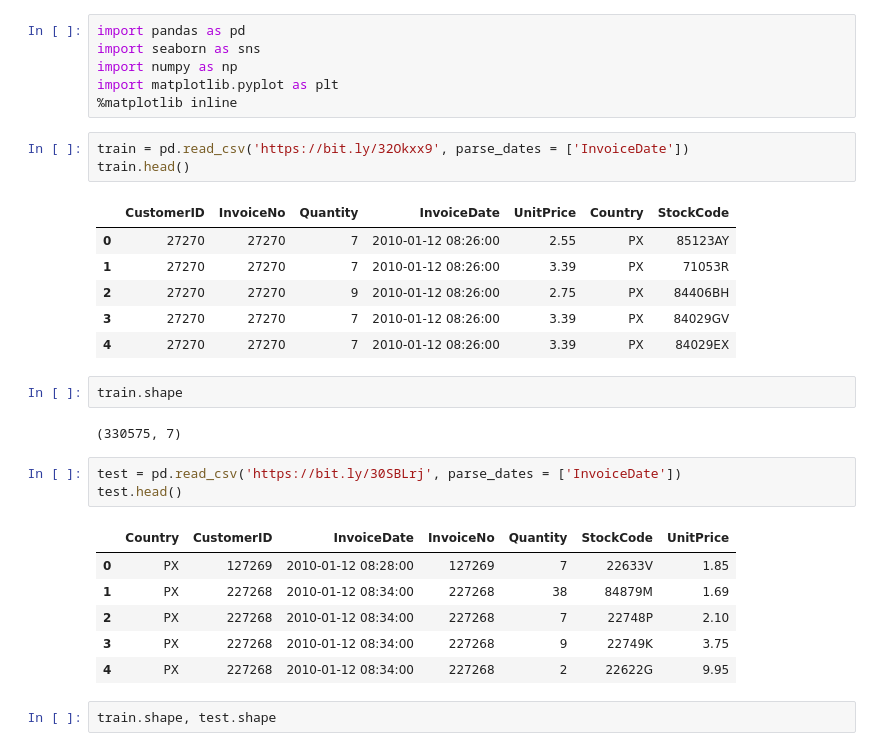
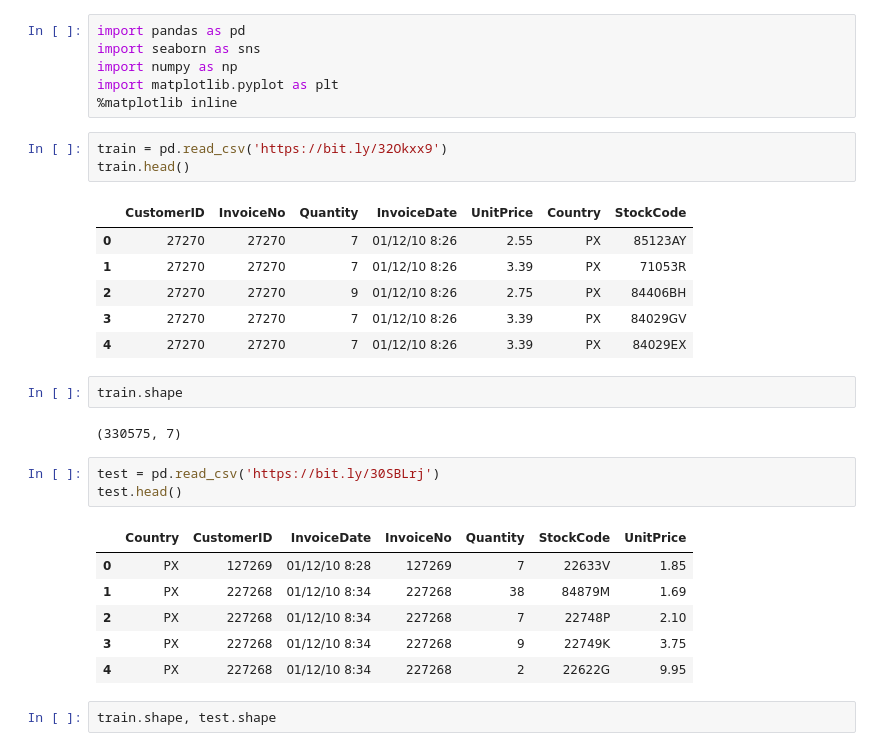
Before and after one commit to noushadkhan01/Projects, a Jupyter notebook: Hackathons/Analytics Vidhya/Build a Recommender Engine Powered by IBM Cloud/Recommender Engine Powered by IBM Cloud.ipynb, the cells around one changed output. Drawn from its saved outputs; the diff is of its cells as text.

```diff
--- a/Hackathons/Analytics Vidhya/Build a Recommender Engine Powered by IBM Cloud/Recommender Engine Powered by IBM Cloud.ipynb
+++ b/Hackathons/Analytics Vidhya/Build a Recommender Engine Powered by IBM Cloud/Recommender Engine Powered by IBM Cloud.ipynb
@@ -7,29 +7,29 @@ import numpy as np
 import matplotlib.pyplot as plt
 %matplotlib inline
 # %%
-train = pd.read_csv('https://bit.ly/32Okxx9', parse_dates = ['InvoiceDate'])
+train = pd.read_csv('https://bit.ly/32Okxx9')
 train.head()
 # %% [output]
 |  | CustomerID | InvoiceNo | Quantity | InvoiceDate | UnitPrice | Country | StockCode |
-| 0 | 27270 | 27270 | 7 | 2010-01-12 08:26:00 | 2.55 | PX | 85123AY |
-| 1 | 27270 | 27270 | 7 | 2010-01-12 08:26:00 | 3.39 | PX | 71053R |
-| 2 | 27270 | 27270 | 9 | 2010-01-12 08:26:00 | 2.75 | PX | 84406BH |
-| 3 | 27270 | 27270 | 7 | 2010-01-12 08:26:00 | 3.39 | PX | 84029GV |
-| 4 | 27270 | 27270 | 7 | 2010-01-12 08:26:00 | 3.39 | PX | 84029EX |
+| 0 | 27270 | 27270 | 7 | 01/12/10 8:26 | 2.55 | PX | 85123AY |
+| 1 | 27270 | 27270 | 7 | 01/12/10 8:26 | 3.39 | PX | 71053R |
+| 2 | 27270 | 27270 | 9 | 01/12/10 8:26 | 2.75 | PX | 84406BH |
+| 3 | 27270 | 27270 | 7 | 01/12/10 8:26 | 3.39 | PX | 84029GV |
+| 4 | 27270 | 27270 | 7 | 01/12/10 8:26 | 3.39 | PX | 84029EX |
 # %%
 train.shape
 # %% [output]
 (330575, 7)
 # %%
-test = pd.read_csv('https://bit.ly/30SBLrj', parse_dates = ['InvoiceDate'])
+test = pd.read_csv('https://bit.ly/30SBLrj')
 test.head()
 # %% [output]
 |  | Country | CustomerID | InvoiceDate | InvoiceNo | Quantity | StockCode | UnitPrice |
-| 0 | PX | 127269 | 2010-01-12 08:28:00 | 127269 | 7 | 22633V | 1.85 |
-| 1 | PX | 227268 | 2010-01-12 08:34:00 | 227268 | 38 | 84879M | 1.69 |
-| 2 | PX | 227268 | 2010-01-12 08:34:00 | 227268 | 7 | 22748P | 2.10 |
-| 3 | PX | 227268 | 2010-01-12 08:34:00 | 227268 | 9 | 22749K | 3.75 |
-| 4 | PX | 227268 | 2010-01-12 08:34:00 | 227268 | 2 | 22622G | 9.95 |
+| 0 | PX | 127269 | 01/12/10 8:28 | 127269 | 7 | 22633V | 1.85 |
+| 1 | PX | 227268 | 01/12/10 8:34 | 227268 | 38 | 84879M | 1.69 |
+| 2 | PX | 227268 | 01/12/10 8:34 | 227268 | 7 | 22748P | 2.10 |
+| 3 | PX | 227268 | 01/12/10 8:34 | 227268 | 9 | 22749K | 3.75 |
+| 4 | PX | 227268 | 01/12/10 8:34 | 227268 | 2 | 22622G | 9.95 |
 # %%
 train.shape, test.shape
 # %% [output]
```
Also changed, not shown: parts of 56 cells of this notebook.
